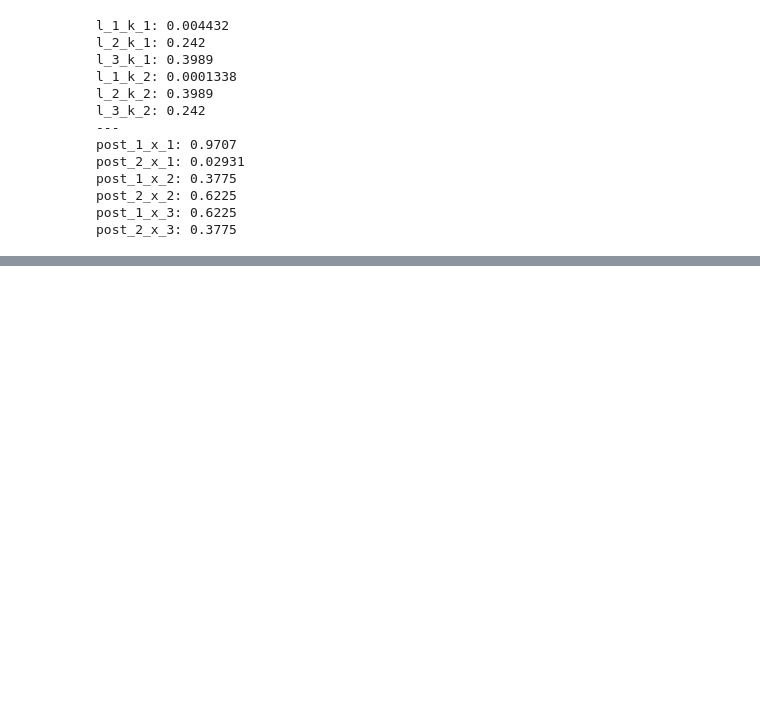
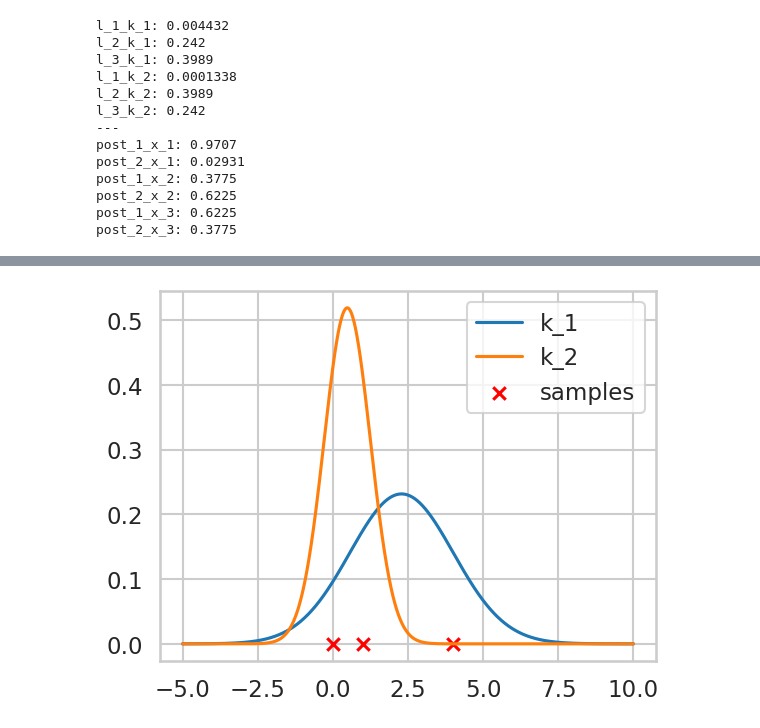
Before and after one commit to randomicecube/ml-exercises, a Jupyter notebook: p9/p9.ipynb, the cells around one changed output, grey strips where cells are left out. Saved outputs shown, nothing was run; the diff lists cells and outputs as text; code cells hidden in the pictures; blank space fills up the shorter version.

```diff
--- a/p9/p9.ipynb
+++ b/p9/p9.ipynb
@@ -368,3 +368,30 @@ post_1_x_2: 0.3775
 post_2_x_2: 0.6225
 post_1_x_3: 0.6225
 post_2_x_3: 0.3775
+# %%
+def update_means(posteriors, samples):
+  return np.sum([p * s for p, s in zip(posteriors, samples)]) / np.sum(posteriors)
+
+def update_sigma(posteriors, samples, means):
+  return np.sqrt(np.sum([p * (s - m)**2 for p, s, m in zip(posteriors, samples, means)]) / np.sum(posteriors))
+
+def update_priors(posteriors):
+  return np.sum(posteriors) / len(posteriors)
+
+new_mu_k_1 = update_means([post_1_x_1, post_1_x_2, post_1_x_3], SAMPLES)
+new_mu_k_2 = update_means([post_2_x_1, post_2_x_2, post_2_x_3], SAMPLES)
+
+new_sigma_k_1 = update_sigma([post_1_x_1, post_1_x_2, post_1_x_3], SAMPLES, [new_mu_k_1, new_mu_k_1, new_mu_k_1])
+new_sigma_k_2 = update_sigma([post_2_x_1, post_2_x_2, post_2_x_3], SAMPLES, [new_mu_k_2, new_mu_k_2, new_mu_k_2])
+
+new_p_k_1 = update_priors([post_1_x_1, post_1_x_2, post_1_x_3])
+new_p_k_2 = update_priors([post_2_x_1, post_2_x_2, post_2_x_3])
+
+print("---")
+
+print(f"new_mu_k_1: {new_mu_k_1:.4g}")
+print(f"new_mu_k_2: {new_mu_k_2:.4g}")
+print(f"new_sigma_k_1: {new_sigma_k_1:.4g}")
+print(f"new_sigma_k_2: {new_sigma_k_2:.4g}")
+print(f"new_p_k_1: {new_p_k_1:.4g}")
+print(f"new_p_k_2: {new_p_k_2:.4g}")
@@ -370,0 +406,16 @@ post_2_x_3: 0.3775
+# %%
+# plot both k1 and k2 distributions + samples
+
+from scipy.stats import norm
+
+x = np.linspace(-5, 10, 1000)
+y_k_1 = norm.pdf(x, new_mu_k_1, new_sigma_k_1)
+y_k_2 = norm.pdf(x, new_mu_k_2, new_sigma_k_2)
+
+plt.plot(x, y_k_1, label="k_1")
+plt.plot(x, y_k_2, label="k_2")
+plt.scatter(SAMPLES, [0, 0, 0], label="samples", color="red", marker="x")
+plt.legend()
+plt.savefig("assets/ex-3-plot.png")
+# %% [output]
+[figure, added]
```
Also changed, not shown: parts of 1 cell of this notebook, 7 other files.
